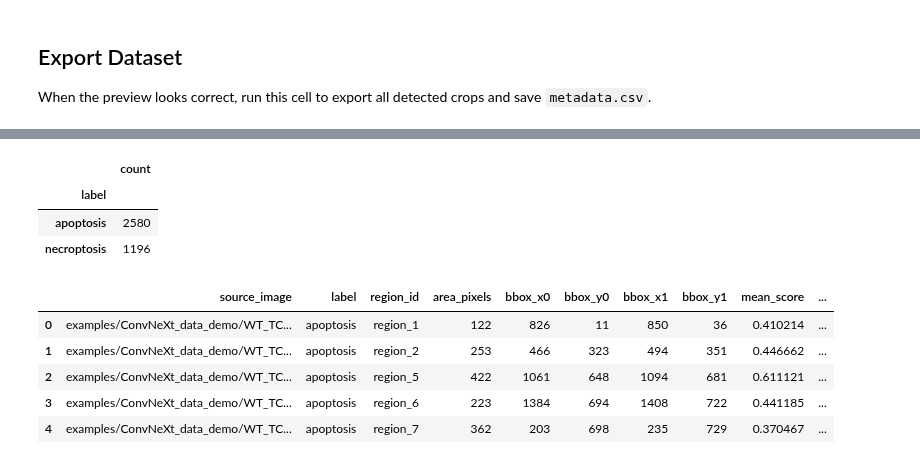
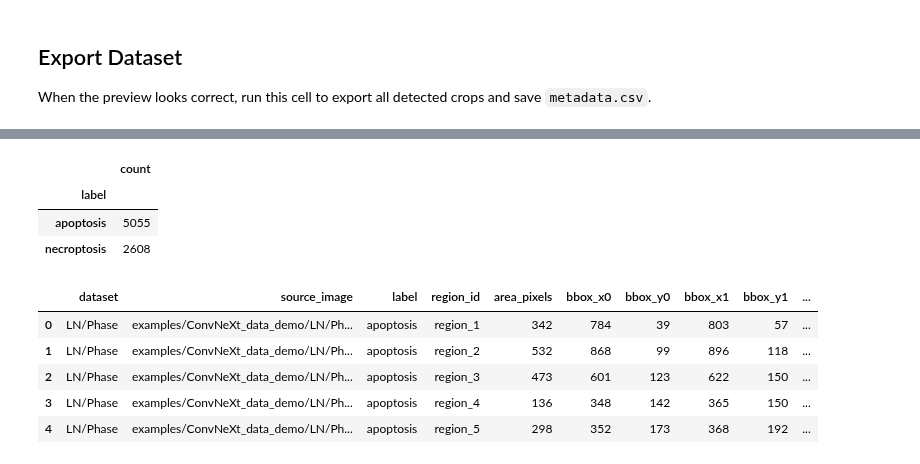
Before and after one commit to LSUHSC-CAIPP-Core-B/DeathScope, a Jupyter notebook: training/ConvNeXt/ConvNeXt-Large_DataPreparation.ipynb, the cells around one changed output, grey strips where cells are left out. Saved outputs shown, nothing was run; the diff lists cells and outputs as text; code cells hidden in the pictures.

```diff
--- a/training/ConvNeXt/ConvNeXt-Large_DataPreparation.ipynb
+++ b/training/ConvNeXt/ConvNeXt-Large_DataPreparation.ipynb
@@ -41,26 +41,35 @@ Repository root: /media/capp/TMP2/DeathScope
 Adjust these paths and thresholds before exporting a full dataset.
 # %%
 MODEL_PATH = repo_root / "models/yolo/deathscope_yolov8l.pt"
-INPUT_DIR = repo_root / "examples/ConvNeXt_data_demo/WT_TC"
-OUTPUT_DIR = repo_root / "training/ConvNeXt/cropped_data/WT_TC"
+BATCH_ALL_DATASETS = True
+INPUT_ROOT = repo_root / "examples/ConvNeXt_data_demo"
+OUTPUT_ROOT = repo_root / "training/ConvNeXt/cropped_data"
+INPUT_DIR = INPUT_ROOT / "LN" / "Phase"
+OUTPUT_DIR = OUTPUT_ROOT / "LN"
 
 IMAGE_PATTERNS = ("*.png", "*.jpg", "*.jpeg", "*.tif", "*.tiff")
 CONFIDENCE = 0.5
 IOU = 0.5
-DESIRED_COVERAGE = 10
-HEATMAP_THRESHOLD = 0.35
+DESIRED_COVERAGE = 60
+HEATMAP_THRESHOLD = 0
 MIN_REGION_PIXELS = 32
-PADDING = 6
+PADDING = 0
 DEVICE = None  # set to 0 for the first CUDA device when available
 IMAGE_SIZE = 128
 LIMIT_IMAGES = None  # set an int for a quick smoke test
 
 if not MODEL_PATH.exists():
     raise FileNotFoundError(f"Model weights not found: {MODEL_PATH}")
+if not INPUT_ROOT.exists():
+    raise FileNotFoundError(f"Input root not found: {INPUT_ROOT}")
 if not INPUT_DIR.exists():
     raise FileNotFoundError(f"Input directory not found: {INPUT_DIR}")
 
+OUTPUT_ROOT.mkdir(parents=True, exist_ok=True)
 OUTPUT_DIR.mkdir(parents=True, exist_ok=True)
-print(f"Input directory:  {INPUT_DIR}")
-print(f"Output directory: {OUTPUT_DIR}")
+print(f"Batch all datasets: {BATCH_ALL_DATASETS}")
+print(f"Input root:        {INPUT_ROOT}")
+print(f"Output root:       {OUTPUT_ROOT}")
+print(f"Input directory:   {INPUT_DIR}")
+print(f"Output directory:  {OUTPUT_DIR}")
 # %% [output]
@@ -232,12 +278,20 @@ preview_df.head()
 
 When the preview looks correct, run this cell to export all detected crops and save `metadata.csv`.
 # %%
-metadata = export_dataset(
-    detector=detector,
-    input_dir=INPUT_DIR,
-    output_dir=OUTPUT_DIR,
-    limit=LIMIT_IMAGES,
-)
+if BATCH_ALL_DATASETS:
+    metadata = export_all_datasets(
+        detector=detector,
+        input_root=INPUT_ROOT,
+        output_root=OUTPUT_ROOT,
+        limit=LIMIT_IMAGES,
+    )
+else:
+    metadata = export_dataset(
+        detector=detector,
+        input_dir=INPUT_DIR,
+        output_dir=OUTPUT_DIR,
+        limit=LIMIT_IMAGES,
+    )
 
 print(f"Total exported crops: {len(metadata)}")
 if not metadata.empty:
@@ -264,10 +318,10 @@ Total exported crops: 3776
 |  | count |
 | label |  |
-| apoptosis | 2580 |
-| necroptosis | 1196 |
+| apoptosis | 5055 |
+| necroptosis | 2608 |
-|  | source_image | label | region_id | area_pixels | bbox_x0 | bbox_y0 | bbox_x1 | bbox_y1 | mean_score | ... |
-| 0 | examples/ConvNeXt_data_demo/WT_TC... | apoptosis | region_1 | 122 | 826 | 11 | 850 | 36 | 0.410214 | ... |
-| 1 | examples/ConvNeXt_data_demo/WT_TC... | apoptosis | region_2 | 253 | 466 | 323 | 494 | 351 | 0.446662 | ... |
-| 2 | examples/ConvNeXt_data_demo/WT_TC... | apoptosis | region_5 | 422 | 1061 | 648 | 1094 | 681 | 0.611121 | ... |
-| 3 | examples/ConvNeXt_data_demo/WT_TC... | apoptosis | region_6 | 223 | 1384 | 694 | 1408 | 722 | 0.441185 | ... |
-| 4 | examples/ConvNeXt_data_demo/WT_TC... | apoptosis | region_7 | 362 | 203 | 698 | 235 | 729 | 0.370467 | ... |
+|  | dataset | source_image | label | region_id | area_pixels | bbox_x0 | bbox_y0 | bbox_x1 | bbox_y1 | ... |
+| 0 | LN/Phase | examples/ConvNeXt_data_demo/LN/Ph... | apoptosis | region_1 | 342 | 784 | 39 | 803 | 57 | ... |
+| 1 | LN/Phase | examples/ConvNeXt_data_demo/LN/Ph... | apoptosis | region_2 | 532 | 868 | 99 | 896 | 118 | ... |
+| 2 | LN/Phase | examples/ConvNeXt_data_demo/LN/Ph... | apoptosis | region_3 | 473 | 601 | 123 | 622 | 150 | ... |
+| 3 | LN/Phase | examples/ConvNeXt_data_demo/LN/Ph... | apoptosis | region_4 | 136 | 348 | 142 | 365 | 150 | ... |
+| 4 | LN/Phase | examples/ConvNeXt_data_demo/LN/Ph... | apoptosis | region_5 | 298 | 352 | 173 | 368 | 192 | ... |
```
Also changed, not shown: parts of 4 cells of this notebook, 35 other files.
